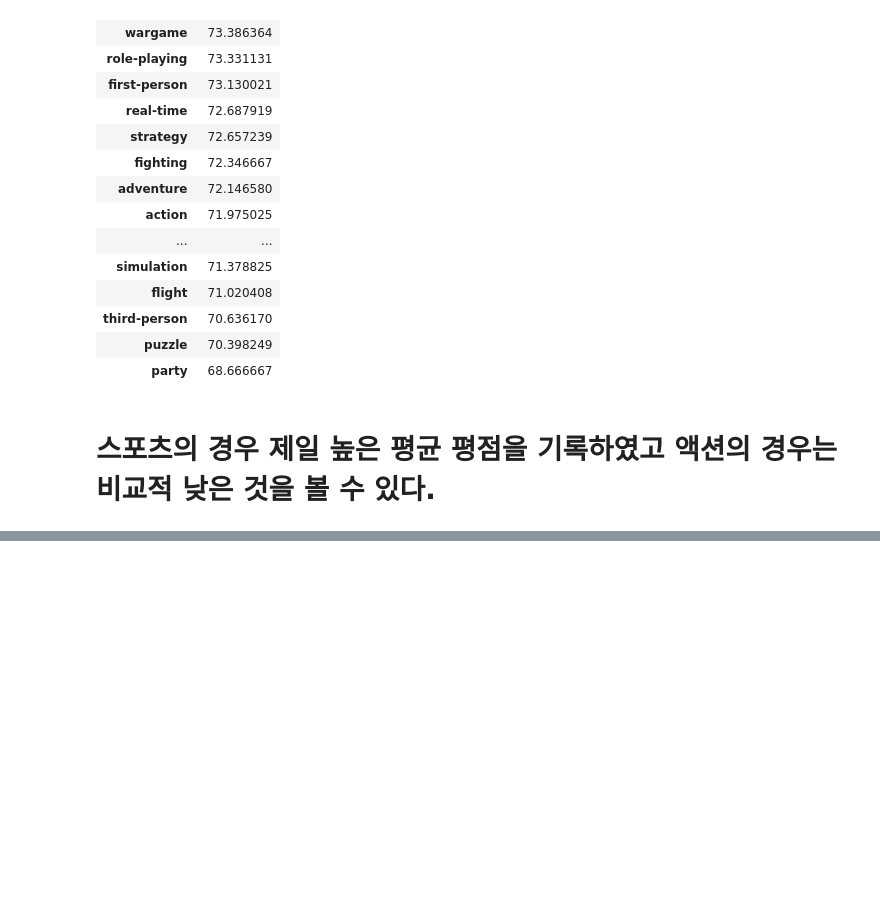
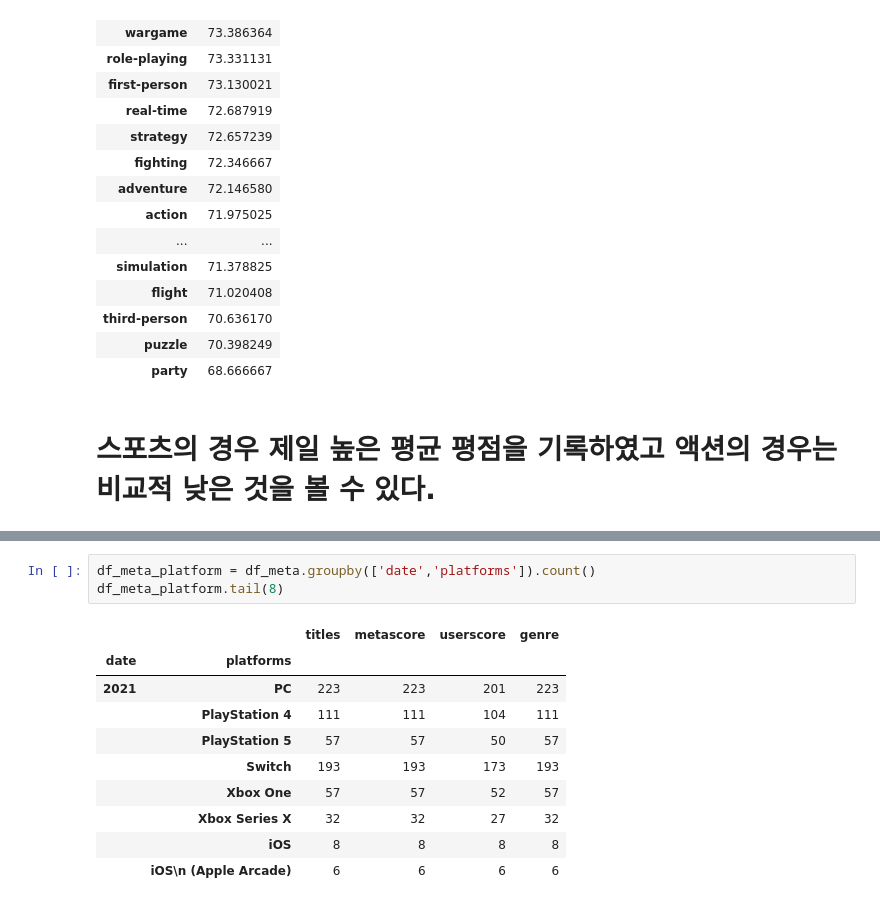
Before and after one commit to youngwoo3283/codestates_section1_project, a Jupyter notebook: section1_project.ipynb, the cells around one changed output, grey strips where cells are left out. Saved outputs shown, nothing was run; the diff lists cells and outputs as text; blank space fills up the shorter version.

```diff
--- a/section1_project.ipynb
+++ b/section1_project.ipynb
@@ -658,0 +708,14 @@ df_meta.groupby('genre').mean().sort_values('metascore',ascending = False)
+# %%
+df_meta_platform = df_meta.groupby(['date','platforms']).count()
+df_meta_platform.tail(8)
+# %% [output]
+|  |  | titles | metascore | userscore | genre |
+| date | platforms |  |  |  |  |
+| 2021 | PC | 223 | 223 | 201 | 223 |
+|  | PlayStation 4 | 111 | 111 | 104 | 111 |
+|  | PlayStation 5 | 57 | 57 | 50 | 57 |
+|  | Switch | 193 | 193 | 173 | 193 |
+|  | Xbox One | 57 | 57 | 52 | 57 |
+|  | Xbox Series X | 32 | 32 | 27 | 32 |
+|  | iOS | 8 | 8 | 8 | 8 |
+|  | iOS\n (Apple Arcade) | 6 | 6 | 6 | 6 |
```
Also changed, not shown: parts of 15 cells of this notebook.
